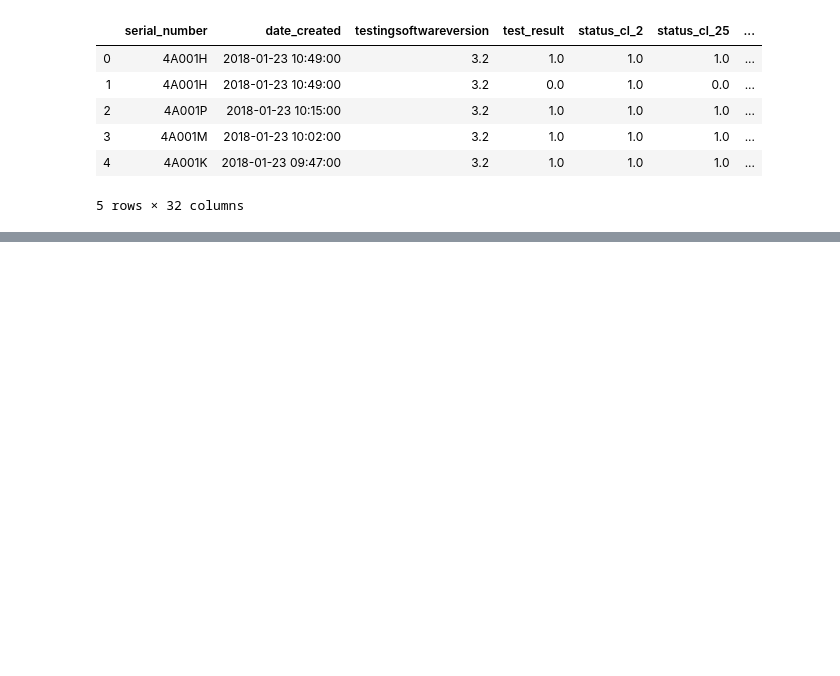
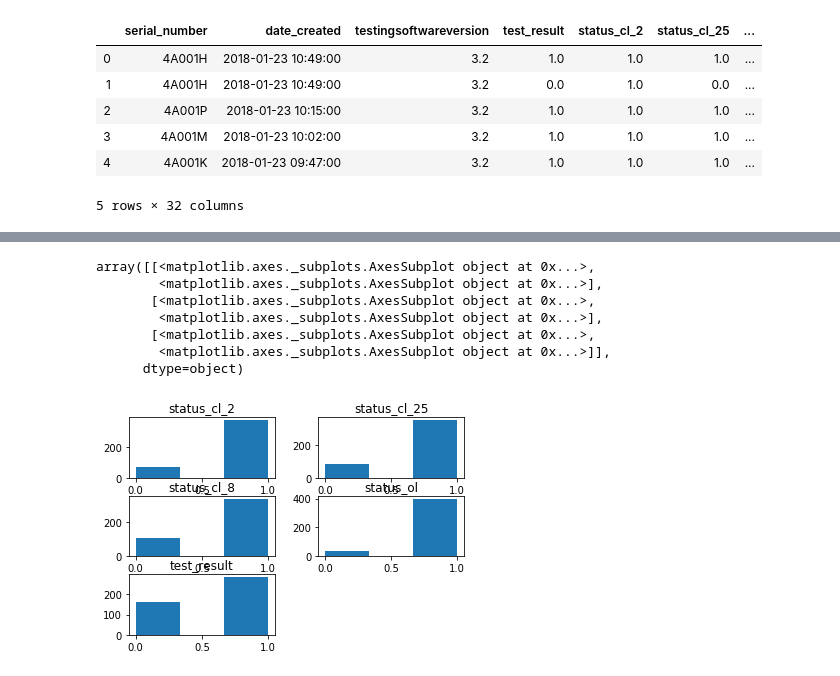
Before and after one commit to kilolux/mfg-data-analysis, a Jupyter notebook: mfg-data-analysis.ipynb, the cells around one changed output, grey strips where cells are left out. Saved outputs shown, nothing was run; the diff lists cells and outputs as text; code cells hidden in the pictures; blank space fills up the shorter version.

```diff
--- a/mfg-data-analysis.ipynb
+++ b/mfg-data-analysis.ipynb
@@ -257,0 +202,11 @@ while i < df.shape[0]:
+# %%
+df[columns_with_categorical_data].hist(bins=3, grid=False)
+# %% [output]
+array([[<matplotlib.axes._subplots.AxesSubplot object at 0x...>,
+        <matplotlib.axes._subplots.AxesSubplot object at 0x...>],
+       [<matplotlib.axes._subplots.AxesSubplot object at 0x...>,
+        <matplotlib.axes._subplots.AxesSubplot object at 0x...>],
+       [<matplotlib.axes._subplots.AxesSubplot object at 0x...>,
+        <matplotlib.axes._subplots.AxesSubplot object at 0x...>]],
+      dtype=object)
+[figure, added]
```
Also changed, not shown: parts of 37 cells of this notebook, 1 other file.
